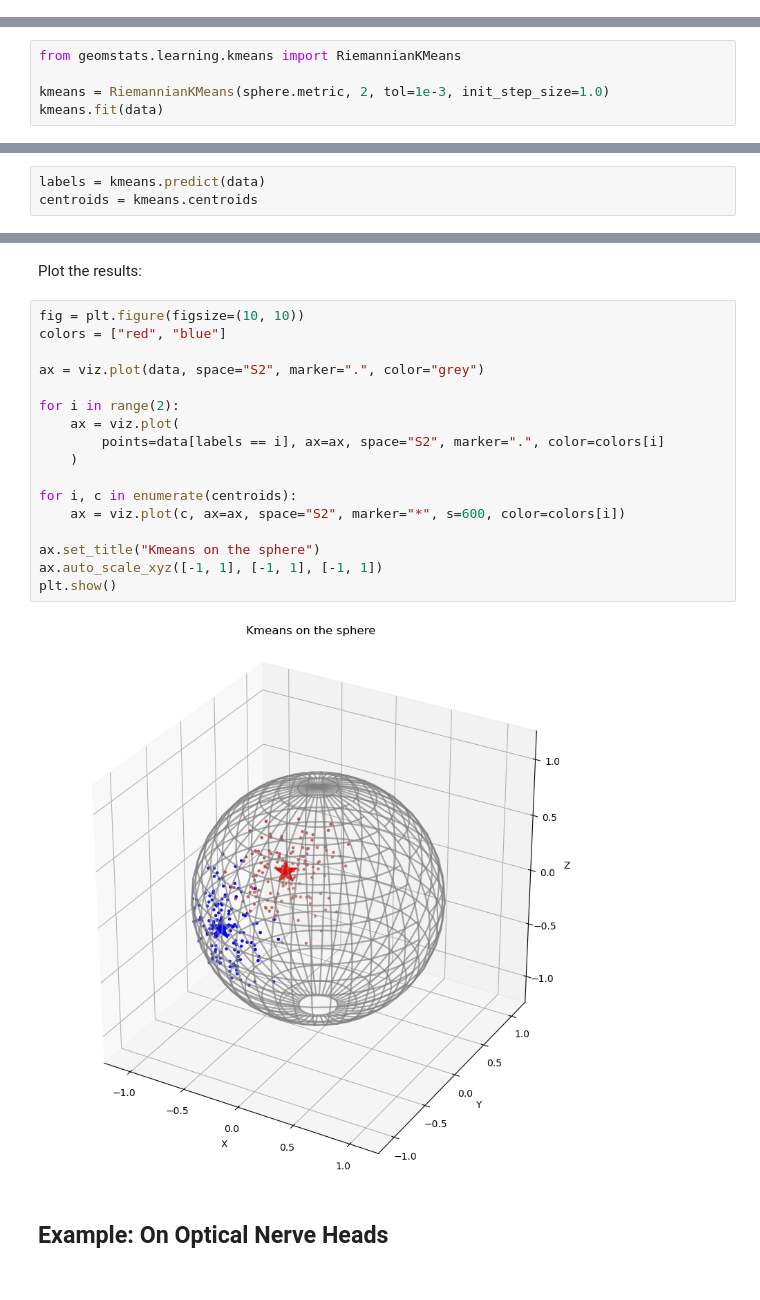
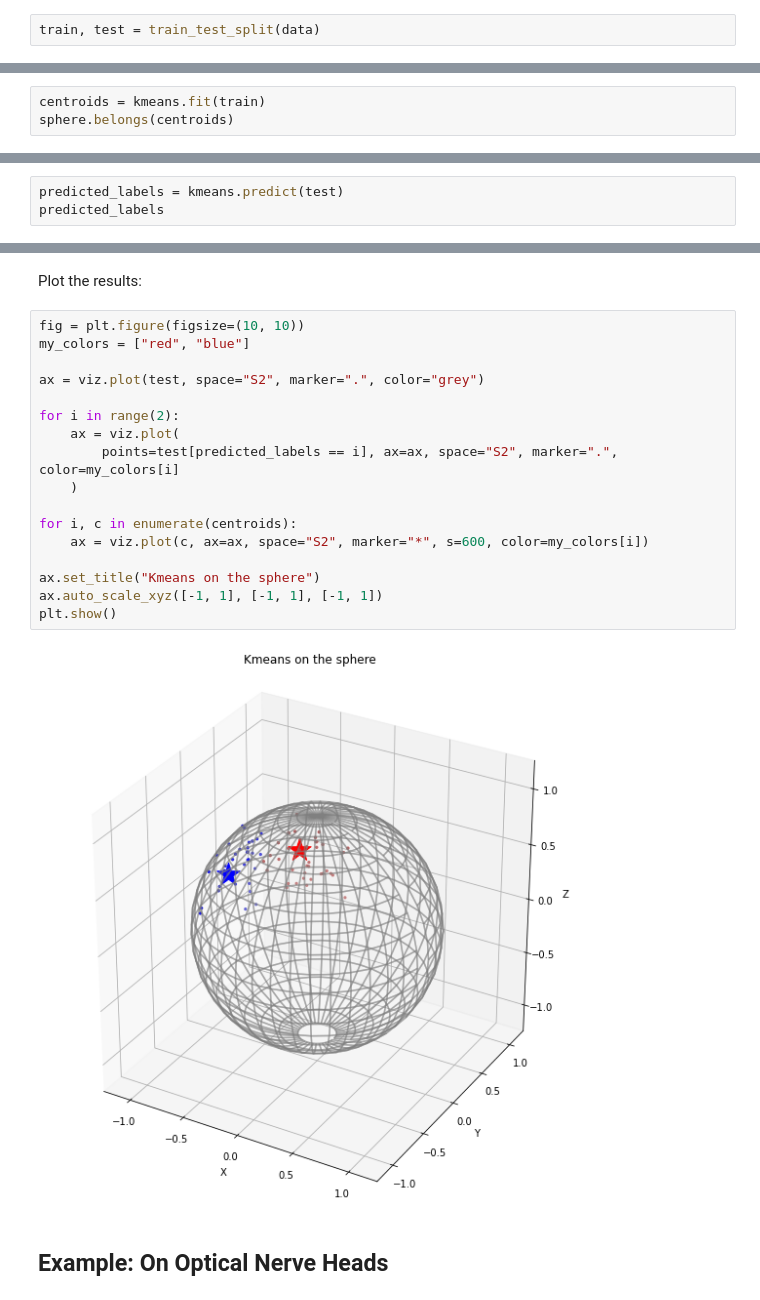
Before and after one commit to geometric-intelligence/ece594n, a Jupyter notebook: lectures/03_d_clustering.ipynb, the cells around one changed output, grey strips where cells are left out. Cells and saved outputs as stored; diff of their text form.

```diff
--- a/lectures/03_d_clustering.ipynb
+++ b/lectures/03_d_clustering.ipynb
@@ -284 +300,3 @@ plt.show();
+# %%
+train, test = train_test_split(data)
 # %% [markdown]
@@ -286,5 +304,3 @@ plt.show();
 # %%
-from geomstats.learning.kmeans import RiemannianKMeans
-
-kmeans = RiemannianKMeans(sphere.metric, 2, tol=1e-3, init_step_size=1.0)
-kmeans.fit(data)
+centroids = kmeans.fit(train)
+sphere.belongs(centroids)
@@ -293,3 +311,3 @@ kmeans.fit(data)
 # %%
-labels = kmeans.predict(data)
-centroids = kmeans.centroids
+predicted_labels = kmeans.predict(test)
+predicted_labels
@@ -297,23 +320,23 @@ centroids = kmeans.centroids
 Plot the results:
 # %%
 fig = plt.figure(figsize=(10, 10))
-colors = ["red", "blue"]
+my_colors = ["red", "blue"]
 
-ax = viz.plot(data, space="S2", marker=".", color="grey")
+ax = viz.plot(test, space="S2", marker=".", color="grey")
 
 for i in range(2):
     ax = viz.plot(
-        points=data[labels == i], ax=ax, space="S2", marker=".", color=colors[i]
+        points=test[predicted_labels == i], ax=ax, space="S2", marker=".", color=my_colors[i]
     )
 
 for i, c in enumerate(centroids):
-    ax = viz.plot(c, ax=ax, space="S2", marker="*", s=600, color=colors[i])
+    ax = viz.plot(c, ax=ax, space="S2", marker="*", s=600, color=my_colors[i])
 
 ax.set_title("Kmeans on the sphere")
 ax.auto_scale_xyz([-1, 1], [-1, 1], [-1, 1])
 plt.show()
 # %% [output]
-[figure, old version]
+[figure, new version]
 # %% [markdown]
 ## Example: On Optical Nerve Heads
 # %%
```
Also changed, not shown: parts of 50 cells of this notebook, 1 other file.
